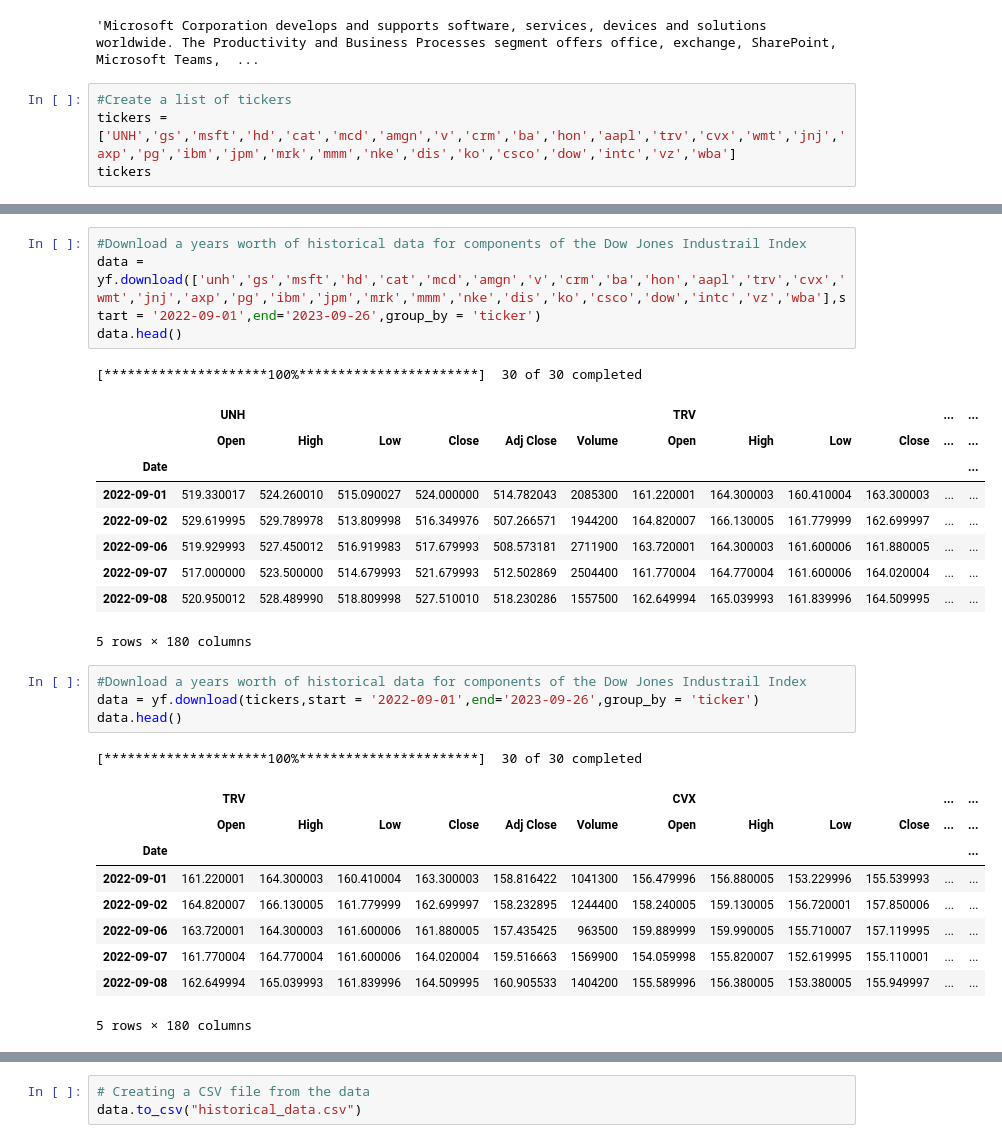
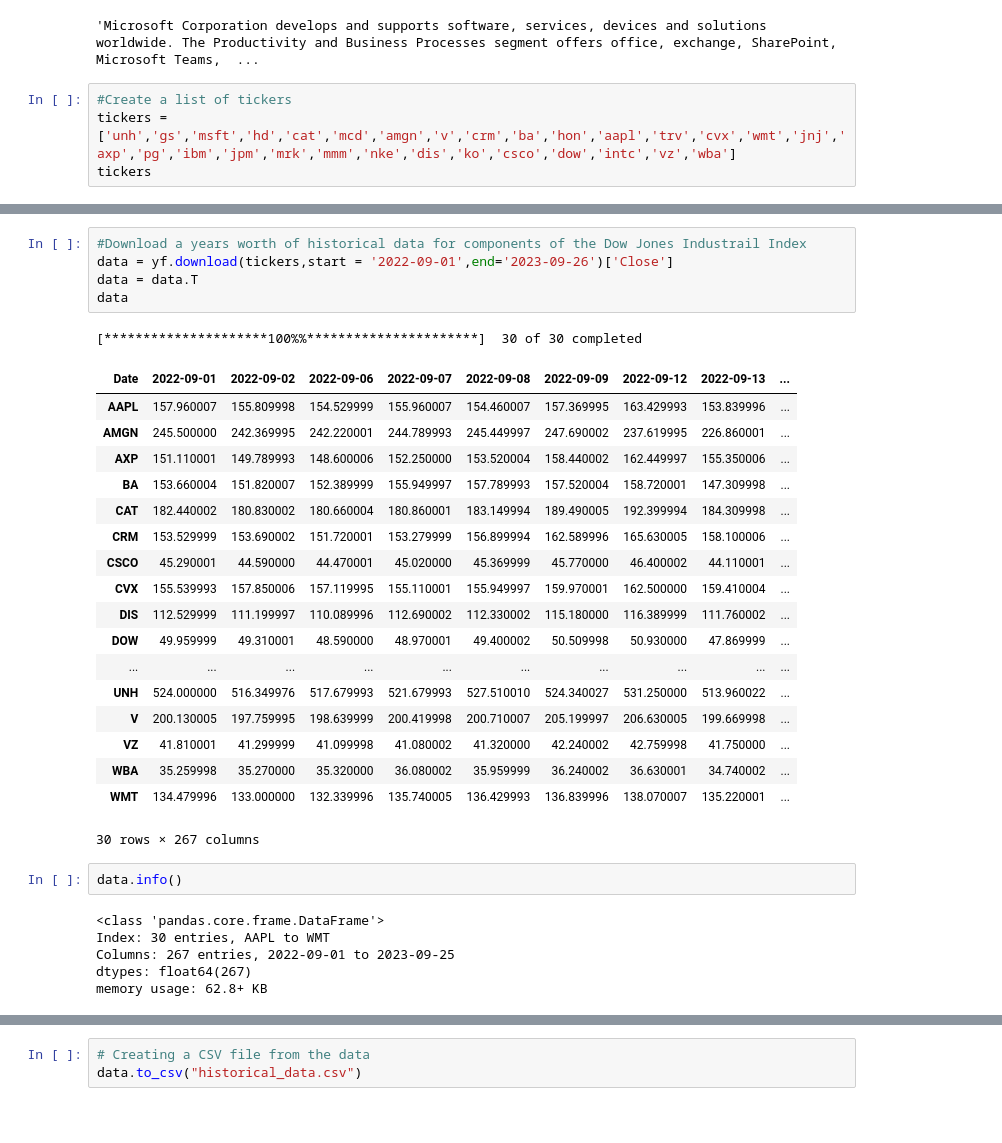
Before and after one commit to akanshark/project3group8, a Jupyter notebook: stockdata_retrieval.ipynb, the cells around one changed output, grey strips where cells are left out. Drawn from its saved outputs; the diff is of its cells as text; blank space fills up the shorter version.

```diff
--- a/stockdata_retrieval.ipynb
+++ b/stockdata_retrieval.ipynb
@@ -30,6 +50,6 @@ msft.info['longBusinessSummary']
 'Microsoft Corporation develops and supports software, services, devices and solutions worldwide. The Productivity and Business Processes segment offers office, exchange, SharePoint, Microsoft Teams,  ...
 # %%
 #Create a list of tickers
-tickers = ['UNH','gs','msft','hd','cat','mcd','amgn','v','crm','ba','hon','aapl','trv','cvx','wmt','jnj','axp','pg','ibm','jpm','mrk','mmm','nke','dis','ko','csco','dow','intc','vz','wba']
+tickers = ['unh','gs','msft','hd','cat','mcd','amgn','v','crm','ba','hon','aapl','trv','cvx','wmt','jnj','axp','pg','ibm','jpm','mrk','mmm','nke','dis','ko','csco','dow','intc','vz','wba']
 tickers
 # %% [output]
@@ -50,33 +70,36 @@ tickers
  'intc',
  'vz',
  'wba']
-# %%
-#Download a years worth of historical data for components of the Dow Jones Industrail Index
-data = yf.download(['unh','gs','msft','hd','cat','mcd','amgn','v','crm','ba','hon','aapl','trv','cvx','wmt','jnj','axp','pg','ibm','jpm','mrk','mmm','nke','dis','ko','csco','dow','intc','vz','wba'],start = '2022-09-01',end='2023-09-26',group_by = 'ticker')
-data.head()
-# %% [output]
-[*********************100%***********************]  30 of 30 completed
-|  | UNH |  |  |  |  |  | TRV |  |  |  | ... | ... |
-|  | Open | High | Low | Close | Adj Close | Volume | Open | High | Low | Close | ... | ... |
-| Date |  |  |  |  |  |  |  |  |  |  |  | ... |
-| 2022-09-01 | 519.330017 | 524.260010 | 515.090027 | 524.000000 | 514.782043 | 2085300 | 161.220001 | 164.300003 | 160.410004 | 163.300003 | ... | ... |
-| 2022-09-02 | 529.619995 | 529.789978 | 513.809998 | 516.349976 | 507.266571 | 1944200 | 164.820007 | 166.130005 | 161.779999 | 162.699997 | ... | ... |
-| 2022-09-06 | 519.929993 | 527.450012 | 516.919983 | 517.679993 | 508.573181 | 2711900 | 163.720001 | 164.300003 | 161.600006 | 161.880005 | ... | ... |
-| 2022-09-07 | 517.000000 | 523.500000 | 514.679993 | 521.679993 | 512.502869 | 2504400 | 161.770004 | 164.770004 | 161.600006 | 164.020004 | ... | ... |
-| 2022-09-08 | 520.950012 | 528.489990 | 518.809998 | 527.510010 | 518.230286 | 1557500 | 162.649994 | 165.039993 | 161.839996 | 164.509995 | ... | ... |
-5 rows × 180 columns
 # %%
 #Download a years worth of historical data for components of the Dow Jones Industrail Index
-data = yf.download(tickers,start = '2022-09-01',end='2023-09-26',group_by = 'ticker')
-data.head()
+data = yf.download(tickers,start = '2022-09-01',end='2023-09-26')['Close']
+data = data.T
+data
 # %% [output]
-[*********************100%***********************]  30 of 30 completed
+[*********************100%%**********************]  30 of 30 completed
-|  | TRV |  |  |  |  |  | CVX |  |  |  | ... | ... |
-|  | Open | High | Low | Close | Adj Close | Volume | Open | High | Low | Close | ... | ... |
-| Date |  |  |  |  |  |  |  |  |  |  |  | ... |
-| 2022-09-01 | 161.220001 | 164.300003 | 160.410004 | 163.300003 | 158.816422 | 1041300 | 156.479996 | 156.880005 | 153.229996 | 155.539993 | ... | ... |
-| 2022-09-02 | 164.820007 | 166.130005 | 161.779999 | 162.699997 | 158.232895 | 1244400 | 158.240005 | 159.130005 | 156.720001 | 157.850006 | ... | ... |
-| 2022-09-06 | 163.720001 | 164.300003 | 161.600006 | 161.880005 | 157.435425 | 963500 | 159.889999 | 159.990005 | 155.710007 | 157.119995 | ... | ... |
-| 2022-09-07 | 161.770004 | 164.770004 | 161.600006 | 164.020004 | 159.516663 | 1569900 | 154.059998 | 155.820007 | 152.619995 | 155.110001 | ... | ... |
-| 2022-09-08 | 162.649994 | 165.039993 | 161.839996 | 164.509995 | 160.905533 | 1404200 | 155.589996 | 156.380005 | 153.380005 | 155.949997 | ... | ... |
+| Date | 2022-09-01 | 2022-09-02 | 2022-09-06 | 2022-09-07 | 2022-09-08 | 2022-09-09 | 2022-09-12 | 2022-09-13 | ... |
+| AAPL | 157.960007 | 155.809998 | 154.529999 | 155.960007 | 154.460007 | 157.369995 | 163.429993 | 153.839996 | ... |
+| AMGN | 245.500000 | 242.369995 | 242.220001 | 244.789993 | 245.449997 | 247.690002 | 237.619995 | 226.860001 | ... |
+| AXP | 151.110001 | 149.789993 | 148.600006 | 152.250000 | 153.520004 | 158.440002 | 162.449997 | 155.350006 | ... |
+| BA | 153.660004 | 151.820007 | 152.389999 | 155.949997 | 157.789993 | 157.520004 | 158.720001 | 147.309998 | ... |
+| CAT | 182.440002 | 180.830002 | 180.660004 | 180.860001 | 183.149994 | 189.490005 | 192.399994 | 184.309998 | ... |
+| CRM | 153.529999 | 153.690002 | 151.720001 | 153.279999 | 156.899994 | 162.589996 | 165.630005 | 158.100006 | ... |
+| CSCO | 45.290001 | 44.590000 | 44.470001 | 45.020000 | 45.369999 | 45.770000 | 46.400002 | 44.110001 | ... |
+| CVX | 155.539993 | 157.850006 | 157.119995 | 155.110001 | 155.949997 | 159.970001 | 162.500000 | 159.410004 | ... |
+| DIS | 112.529999 | 111.199997 | 110.089996 | 112.690002 | 112.330002 | 115.180000 | 116.389999 | 111.760002 | ... |
+| DOW | 49.959999 | 49.310001 | 48.590000 | 48.970001 | 49.400002 | 50.509998 | 50.930000 | 47.869999 | ... |
+| ... | ... | ... | ... | ... | ... | ... | ... | ... | ... |
+| UNH | 524.000000 | 516.349976 | 517.679993 | 521.679993 | 527.510010 | 524.340027 | 531.250000 | 513.960022 | ... |
+| V | 200.130005 | 197.759995 | 198.639999 | 200.419998 | 200.710007 | 205.199997 | 206.630005 | 199.669998 | ... |
+| VZ | 41.810001 | 41.299999 | 41.099998 | 41.080002 | 41.320000 | 42.240002 | 42.759998 | 41.750000 | ... |
+| WBA | 35.259998 | 35.270000 | 35.320000 | 36.080002 | 35.959999 | 36.240002 | 36.630001 | 34.740002 | ... |
+| WMT | 134.479996 | 133.000000 | 132.339996 | 135.740005 | 136.429993 | 136.839996 | 138.070007 | 135.220001 | ... |
-5 rows × 180 columns
+30 rows × 267 columns
+# %%
+data.info()
+# %% [output]
+<class 'pandas.core.frame.DataFrame'>
+Index: 30 entries, AAPL to WMT
+Columns: 267 entries, 2022-09-01 to 2023-09-25
+dtypes: float64(267)
+memory usage: 62.8+ KB
```
Also changed, not shown: parts of 9 cells of this notebook, 3 other files.
